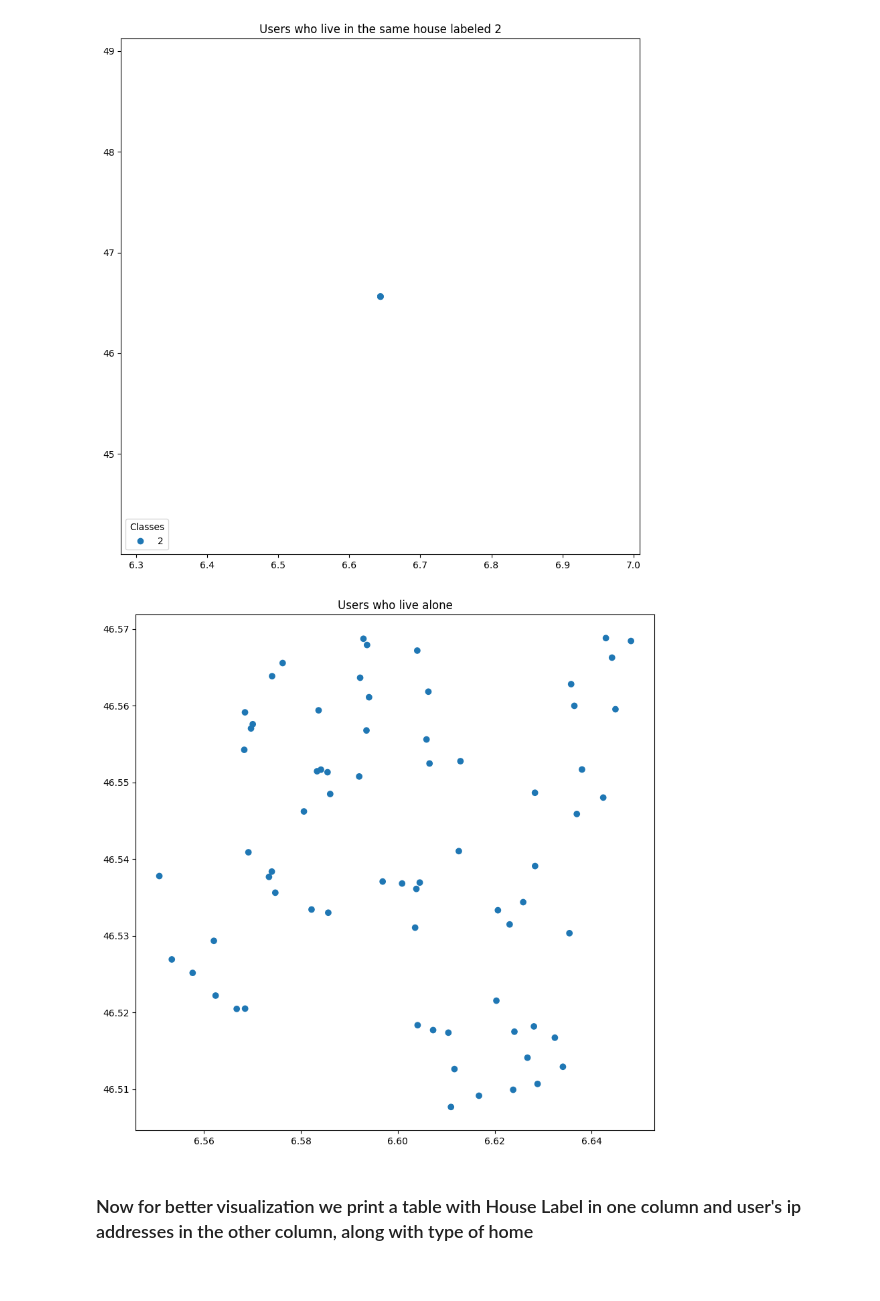
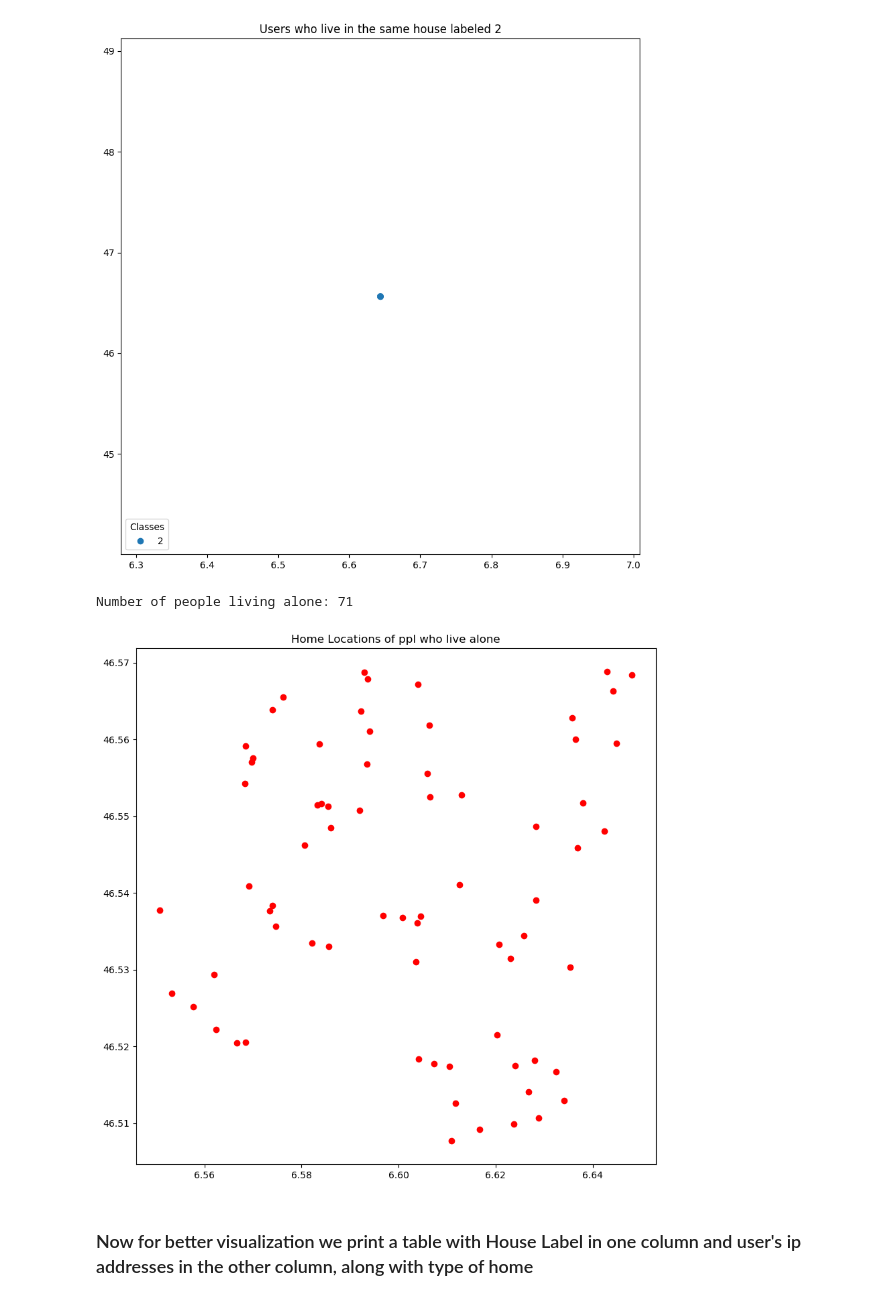
Before and after one commit to aybarsyazici/EPFL-CS523-Project-1, a Jupyter notebook: secretstroll/part2/privacy-evaluation.ipynb, the cells around one changed output. Saved outputs shown, nothing was run; the diff lists cells and outputs as text; code cells hidden in the pictures.

```diff
--- a/secretstroll/part2/privacy-evaluation.ipynb
+++ b/secretstroll/part2/privacy-evaluation.ipynb
@@ -266,0 +222,9 @@ print(tabulate([[key, len(home_label_users[key])] for key in home_label_users],
+# %%
+# Find the users who live in the same house
+home_locations = [user_info['home'].iloc[0][['ip_address', 'lat', 'lon']].values for user_info in user_infos.values()]
+
+home_locations = pd.DataFrame(home_locations, columns=['ip_address', 'lat', 'lon'])
+home_locations = home_locations.groupby(['lat', 'lon']).apply(lambda x: x['ip_address'].values).rename('ip_addresses').reset_index()
+
+
+home_locations.head()
@@ -275,14 +246,16 @@ plt.legend(*scatter.legend_elements(), loc="lower left", title="Classes")
 # %% [output]
 <matplotlib.legend.Legend at 0x...>
 [figure]
-# %%
-# Plot home location of label -1
-plt.figure(figsize=(10, 10))
-plt.title('Users who live alone')
-scatter = plt.scatter(home_locations[home_labels == -1, 1], home_locations[home_labels == -1, 0], c=home_labels[home_labels == -1], cmap='tab20')
-plt.show()
-# %% [output]
-[figure, removed]
+# %%
+# plot the home locations that have len(ip_addresses) == 1
+print(f"Number of people living alone: {home_locations[home_locations['ip_addresses'].apply(lambda x: len(x) == 1)].shape[0]}")
+plt.figure(figsize=(10, 10))
+plt.title('Home Locations of ppl who live alone')
+plt.scatter(home_locations[home_locations['ip_addresses'].apply(lambda x: len(x) == 1)]['lon'], home_locations[home_locations['ip_addresses'].apply(lambda x: len(x) == 1)]['lat'], color='red')
+plt.show()
+# %% [output]
+Number of people living alone: 71
+[figure, added]
 # %% [markdown]
 ### Now for better visualization we print a table with House Label in one column and user's ip addresses in the other column, along with type of home
 # %%
```
Also changed, not shown: parts of 18 cells of this notebook.
